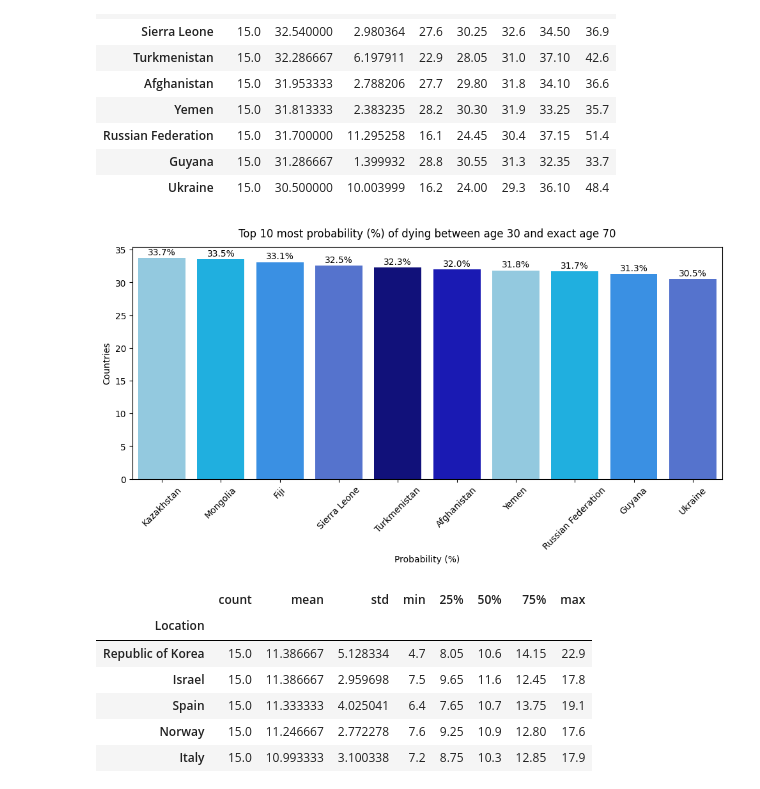
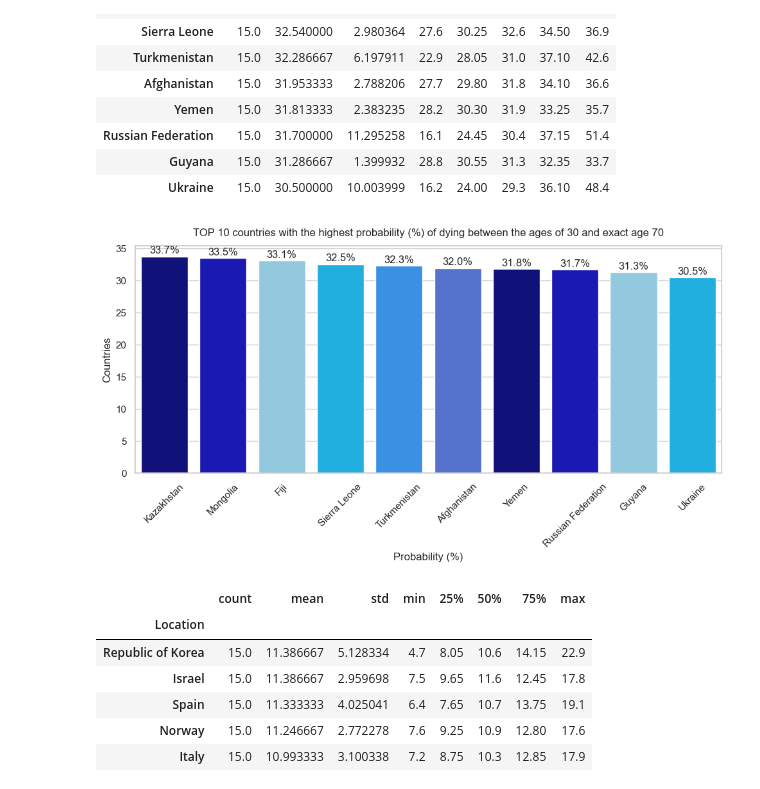
Before and after one commit to lauracamilaballesteros/Biostatistics-analysis, a Jupyter notebook: prueba.ipynb, the cells around one changed output. Saved outputs shown, nothing was run; the diff lists cells and outputs as text; code cells hidden in the pictures.

```diff
--- a/prueba.ipynb
+++ b/prueba.ipynb
@@ -720,10 +720,10 @@ def plot_bar_chart(data_frame, y_col, title, x_rotation=45, colors=None, x_label
 
     plt.show()
 # %%
-custom_colors = ['skyblue', 'deepskyblue', 'dodgerblue', 'royalblue', 'darkblue', 'mediumblue']
-plot_bar_chart(top_countries, y_col='mean', title='Top 10 most probability (%) of dying between age 30 and exact age 70', colors=custom_colors, x_label='Probability (%)', y_label= 'Countries')
+custom_colors = ['darkblue', 'mediumblue','skyblue', 'deepskyblue', 'dodgerblue', 'royalblue']
+plot_bar_chart(top_countries, y_col='mean', title='TOP 10 countries with the highest probability (%) of dying between the ages of 30 and exact age 70', colors=custom_colors, x_label='Probability (%)', y_label= 'Countries')
 # %% [output]
-[figure, old version]
+[figure, new version]
 # %%
 bottom_countries = grouped_age_country.sort_values(by='mean', ascending=False).tail(10)
 bottom_countries
```
Also changed, not shown: parts of 10 cells of this notebook, 1 other file.
